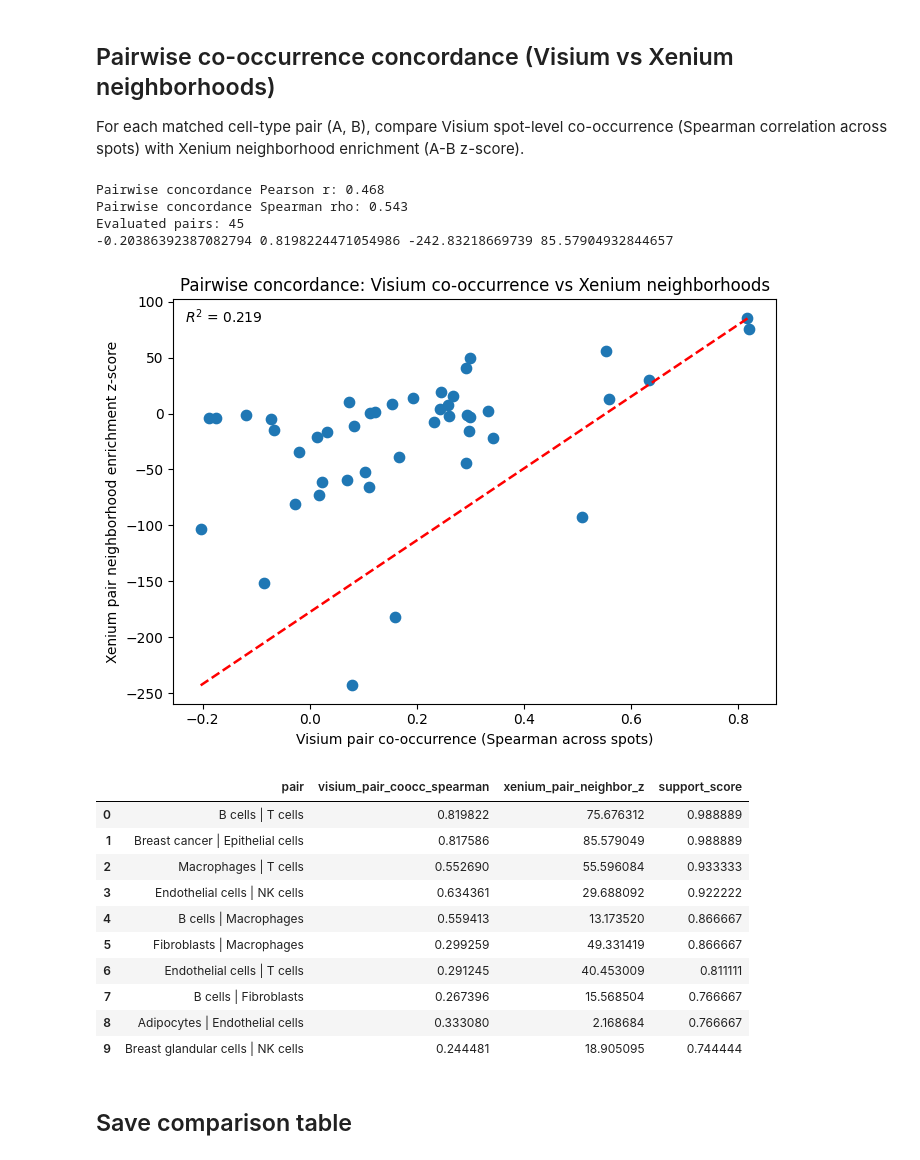
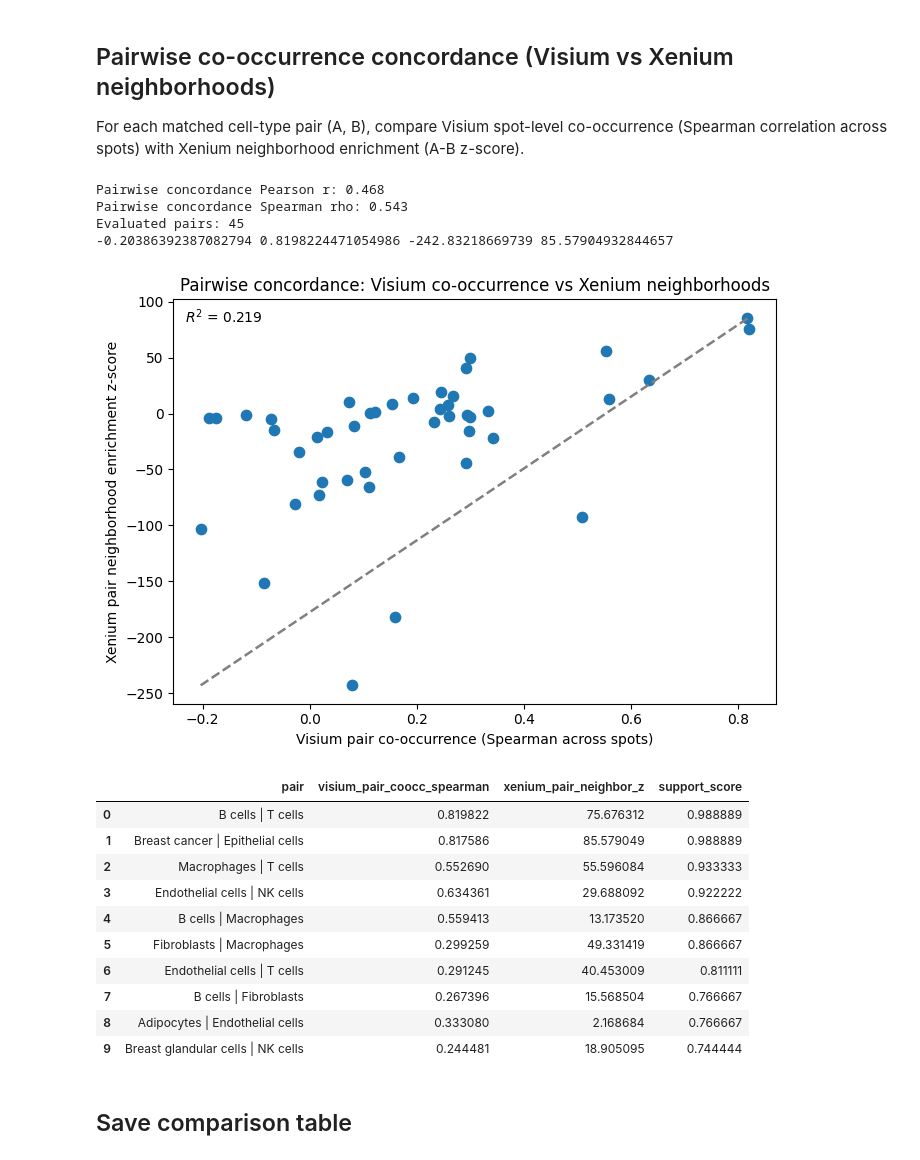
Before and after one commit to katwre/visium-xenium-scFFPEseqreference-mapping, a Jupyter notebook: notebooks/06_cross_platform_validation.ipynb, the cells around one changed output. Saved outputs shown, nothing was run; the diff lists cells and outputs as text; code cells hidden in the pictures.

```diff
--- a/notebooks/06_cross_platform_validation.ipynb
+++ b/notebooks/06_cross_platform_validation.ipynb
@@ -240,36 +240,39 @@ if pair_df.shape[0] >= 3:
     x = pair_df["visium_pair_coocc_spearman"]
     y = pair_df["xenium_pair_neighbor_z"]
     print(x.min(), x.max(), y.min(), y.max())
-    # y = x reference (red dashed)
-    plt.plot([x.min(), x.max()], [y.min(), y.max()], "r--", linewidth=1.8, label="y = x")
+    # y = x reference (gray dashed)
+    plt.plot([x.min(), x.max()], [y.min(), y.max()],
+             linestyle="--",
+            color="gray",
+             linewidth=1.8, label="y = x")
 
 
     # R^2 annotation
     r2 = pair_pearson ** 2
     plt.text(
     0.02, 0.98, f"$R^2$ = {r2:.3f}",
     transform=plt.gca().transAxes,
     ha="left", va="top",
     bbox=dict(facecolor="white", alpha=0.8, edgecolor="none")
     )
 
     plt.show()
 
     pair_df["support_score"] = (
         pair_df["visium_pair_coocc_spearman"].rank(pct=True)
         + pair_df["xenium_pair_neighbor_z"].rank(pct=True)
     ) / 2
 
     top_supported_pairs = pair_df.sort_values("support_score", ascending=False).head(10).reset_index(drop=True)
     display(top_supported_pairs[["pair", "visium_pair_coocc_spearman", "xenium_pair_neighbor_z", "support_score"]])
 else:
     print("Not enough valid A-B pairs for pairwise concordance analysis (need >= 3).")
 # %% [output]
 Pairwise concordance Pearson r: 0.468
 Pairwise concordance Spearman rho: 0.543
 Evaluated pairs: 45
 -0.20386392387082794 0.8198224471054986 -242.83218669739 85.57904932844657
-[figure, old version]
+[figure, new version]
 |  | pair | visium_pair_coocc_spearman | xenium_pair_neighbor_z | support_score |
 | 0 | B cells | T cells | 0.819822 | 75.676312 | 0.988889 |
 | 1 | Breast cancer | Epithelial cells | 0.817586 | 85.579049 | 0.988889 |
```
Also changed, not shown: 2 other files.
